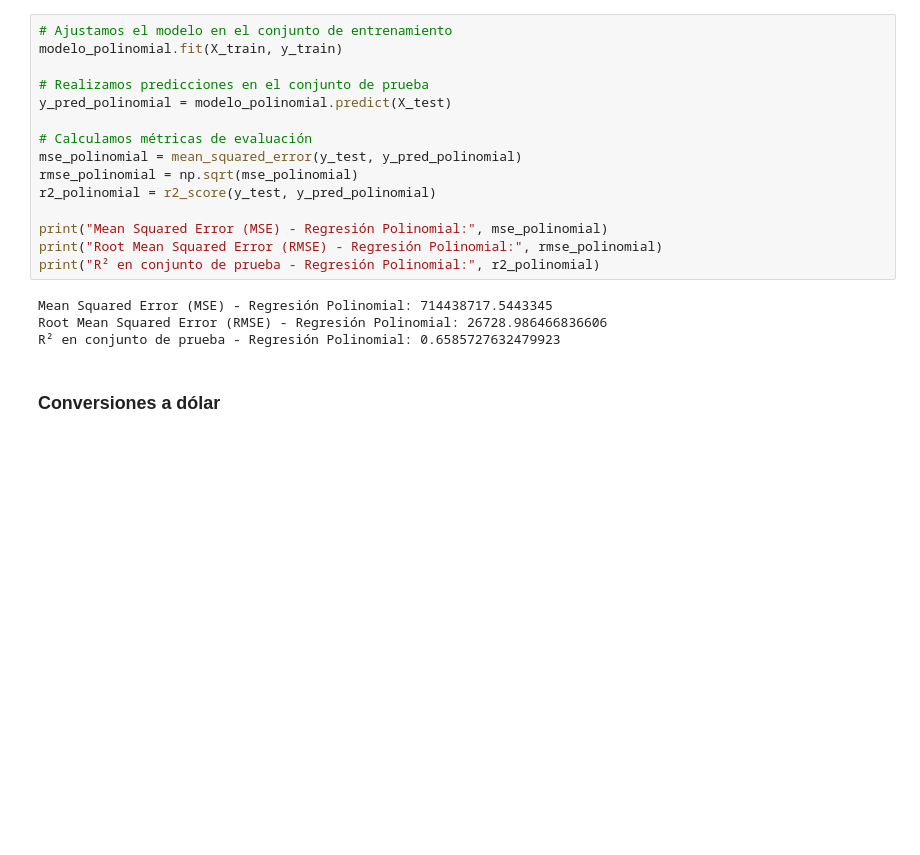
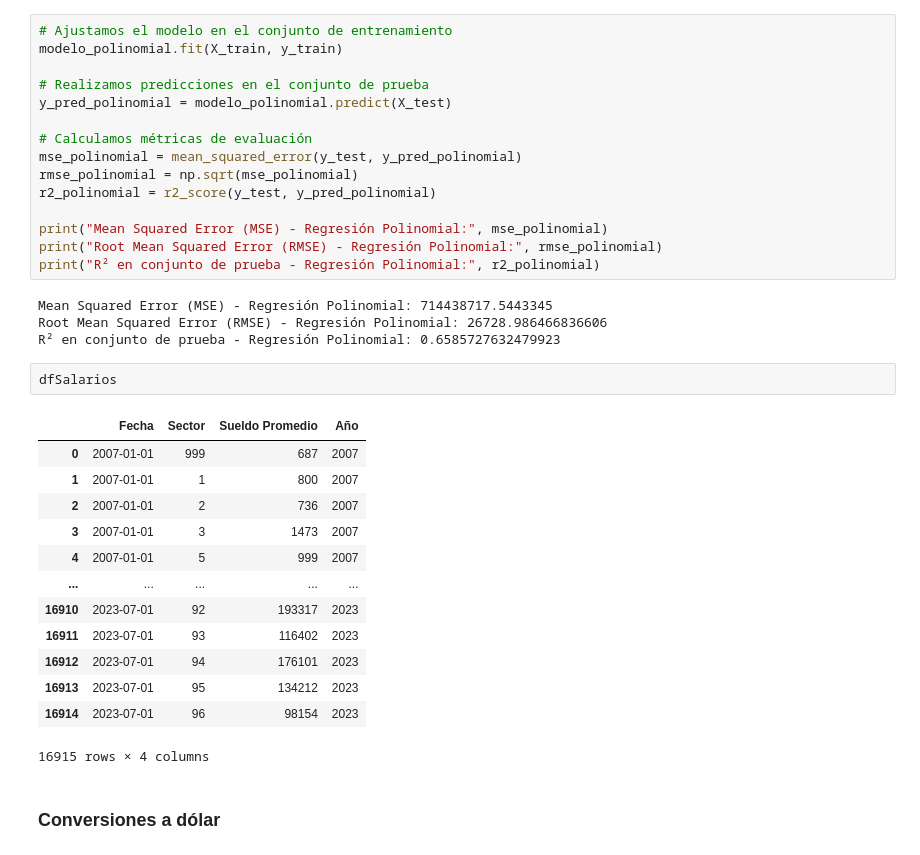
Before and after one commit to IlledNacu/TP2mate3, a Jupyter notebook: TP_SalarioJoven.ipynb, the cells around one changed output. Saved outputs shown, nothing was run; the diff lists cells and outputs as text; blank space fills up the shorter version.

```diff
--- a/TP_SalarioJoven.ipynb
+++ b/TP_SalarioJoven.ipynb
@@ -354,6 +354,22 @@ print("R² en conjunto de prueba - Regresión Polinomial:", r2_polinomial)
 Mean Squared Error (MSE) - Regresión Polinomial: 714438717.5443345
 Root Mean Squared Error (RMSE) - Regresión Polinomial: 26728.986466836606
 R² en conjunto de prueba - Regresión Polinomial: 0.6585727632479923
+# %%
+dfSalarios
+# %% [output]
+|  | Fecha | Sector | Sueldo Promedio | Año |
+| 0 | 2007-01-01 | 999 | 687 | 2007 |
+| 1 | 2007-01-01 | 1 | 800 | 2007 |
+| 2 | 2007-01-01 | 2 | 736 | 2007 |
+| 3 | 2007-01-01 | 3 | 1473 | 2007 |
+| 4 | 2007-01-01 | 5 | 999 | 2007 |
+| ... | ... | ... | ... | ... |
+| 16910 | 2023-07-01 | 92 | 193317 | 2023 |
+| 16911 | 2023-07-01 | 93 | 116402 | 2023 |
+| 16912 | 2023-07-01 | 94 | 176101 | 2023 |
+| 16913 | 2023-07-01 | 95 | 134212 | 2023 |
+| 16914 | 2023-07-01 | 96 | 98154 | 2023 |
+16915 rows × 4 columns
 # %% [markdown]
 ### Conversiones a dólar
 # %%
```
Also changed, not shown: parts of 10 cells of this notebook.
